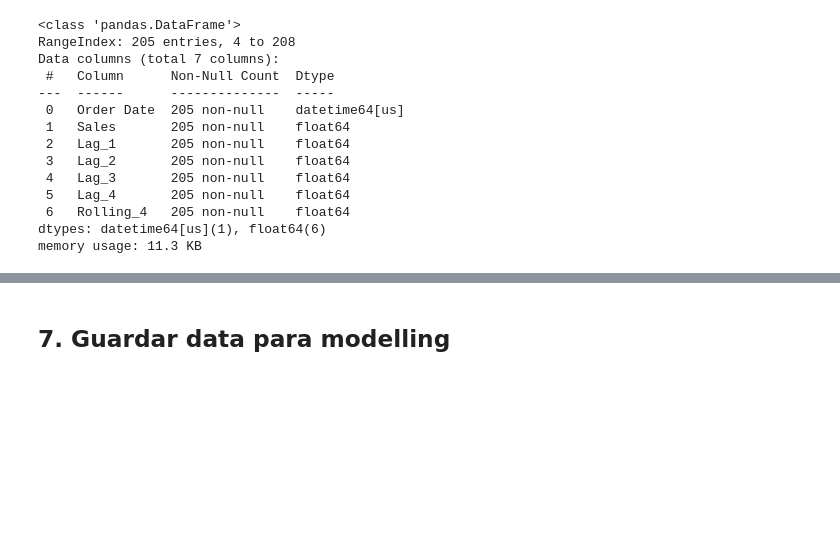
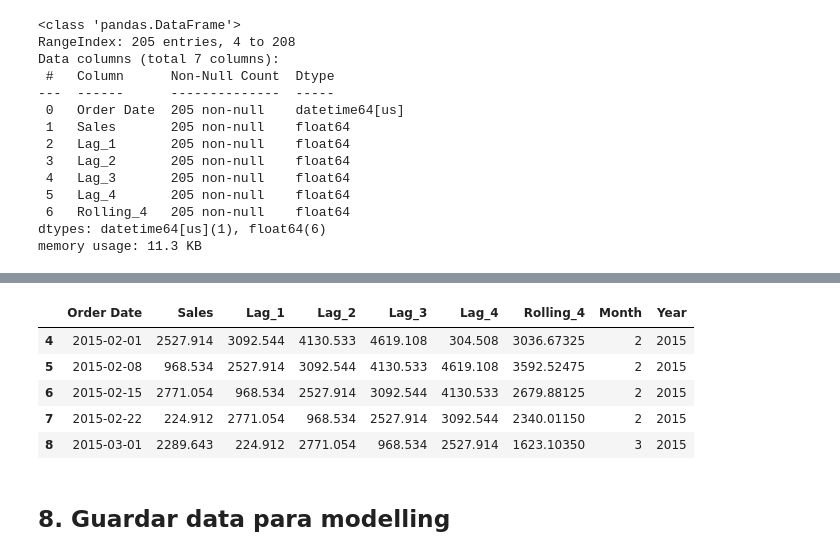
Before and after one commit to charligram/1_analisis_ventas, a Jupyter notebook: notebooks/02_feature_engineering.ipynb, the cells around one changed output, grey strips where cells are left out. Drawn from its saved outputs; the diff is of its cells as text; code cells hidden in the pictures; blank space fills up the shorter version.

```diff
--- a/notebooks/02_feature_engineering.ipynb
+++ b/notebooks/02_feature_engineering.ipynb
@@ -182,4 +193,16 @@ memory usage: 11.3 KB
+# %%
+df_week_sales['Month'] = df_week_sales['Order Date'].dt.month
+df_week_sales['Year'] = df_week_sales['Order Date'].dt.year
+# %%
+df_week_sales.head()
+# %% [output]
+|  | Order Date | Sales | Lag_1 | Lag_2 | Lag_3 | Lag_4 | Rolling_4 | Month | Year |
+| 4 | 2015-02-01 | 2527.914 | 3092.544 | 4130.533 | 4619.108 | 304.508 | 3036.67325 | 2 | 2015 |
+| 5 | 2015-02-08 | 968.534 | 2527.914 | 3092.544 | 4130.533 | 4619.108 | 3592.52475 | 2 | 2015 |
+| 6 | 2015-02-15 | 2771.054 | 968.534 | 2527.914 | 3092.544 | 4130.533 | 2679.88125 | 2 | 2015 |
+| 7 | 2015-02-22 | 224.912 | 2771.054 | 968.534 | 2527.914 | 3092.544 | 2340.01150 | 2 | 2015 |
+| 8 | 2015-03-01 | 2289.643 | 224.912 | 2771.054 | 968.534 | 2527.914 | 1623.10350 | 3 | 2015 |
 # %% [markdown]
-## 7. Guardar data para modelling
+## 8. Guardar data para modelling
 # %%
 df_week_sales.to_csv('../data/processed/train_processed.csv', index=False)
```
Also changed, not shown: parts of 2 cells of this notebook, 1 other file.
